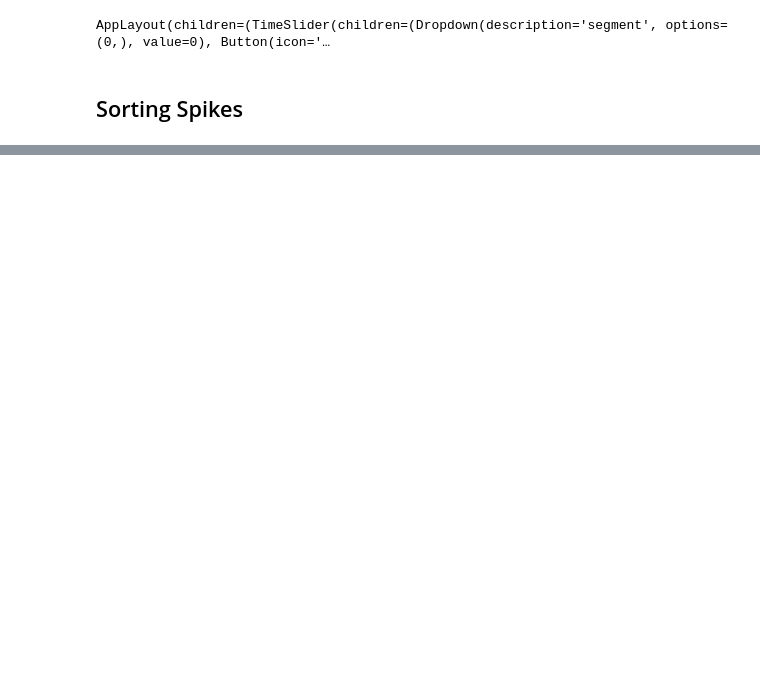
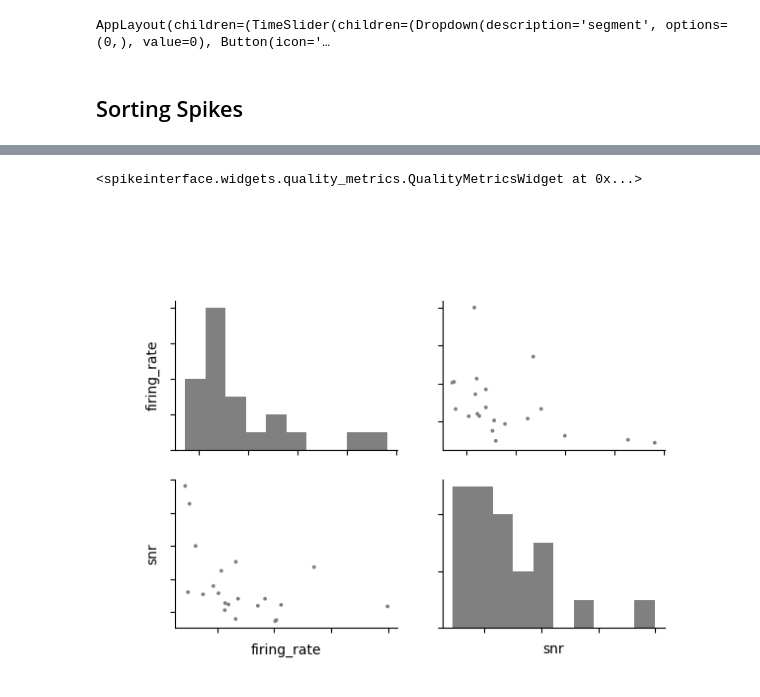
Before and after one commit to Gyrozaid/Neural-Analysis, a Jupyter notebook: sort.ipynb, the cells around one changed output, grey strips where cells are left out. Drawn from its saved outputs; the diff is of its cells as text; code cells hidden in the pictures; blank space fills up the shorter version.

```diff
--- a/sort.ipynb
+++ b/sort.ipynb
@@ -233,0 +251,9 @@ plt.show()
+# %%
+%matplotlib widget
+si.plot_quality_metrics(
+    sorting_analyzer,
+    include_metrics=['firing_rate', 'snr']
+)
+# %% [output]
+<spikeinterface.widgets.quality_metrics.QualityMetricsWidget at 0x...>
+[figure, added]
```
Also changed, not shown: parts of 12 cells of this notebook, 3 other files.
